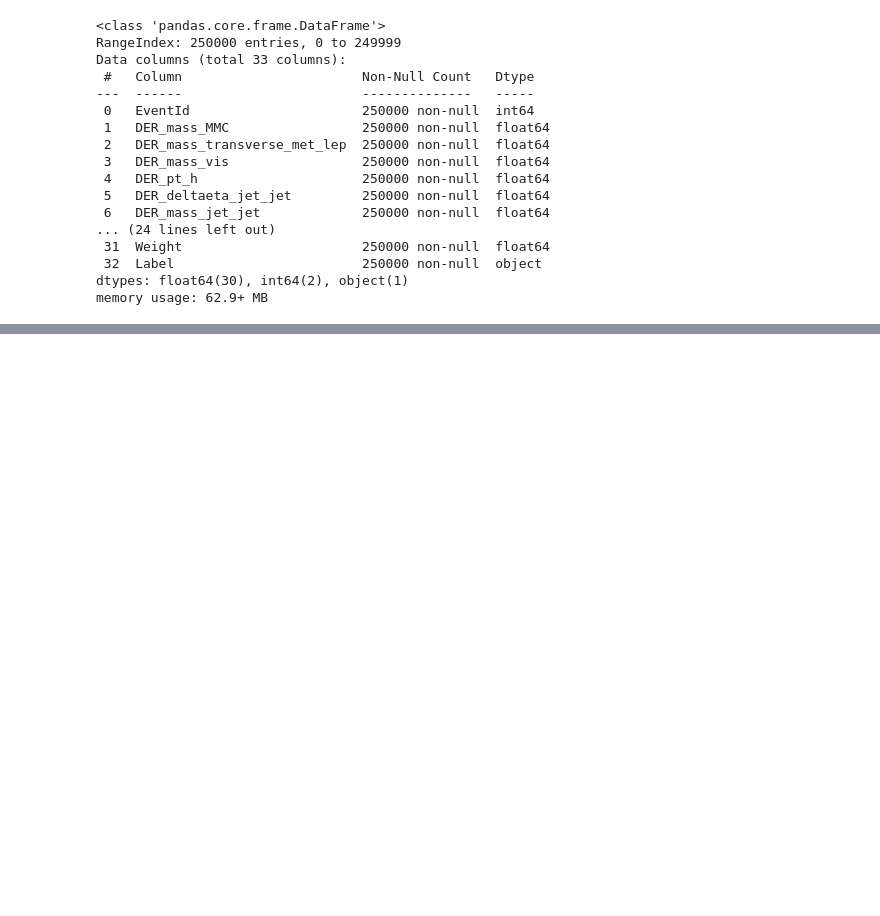
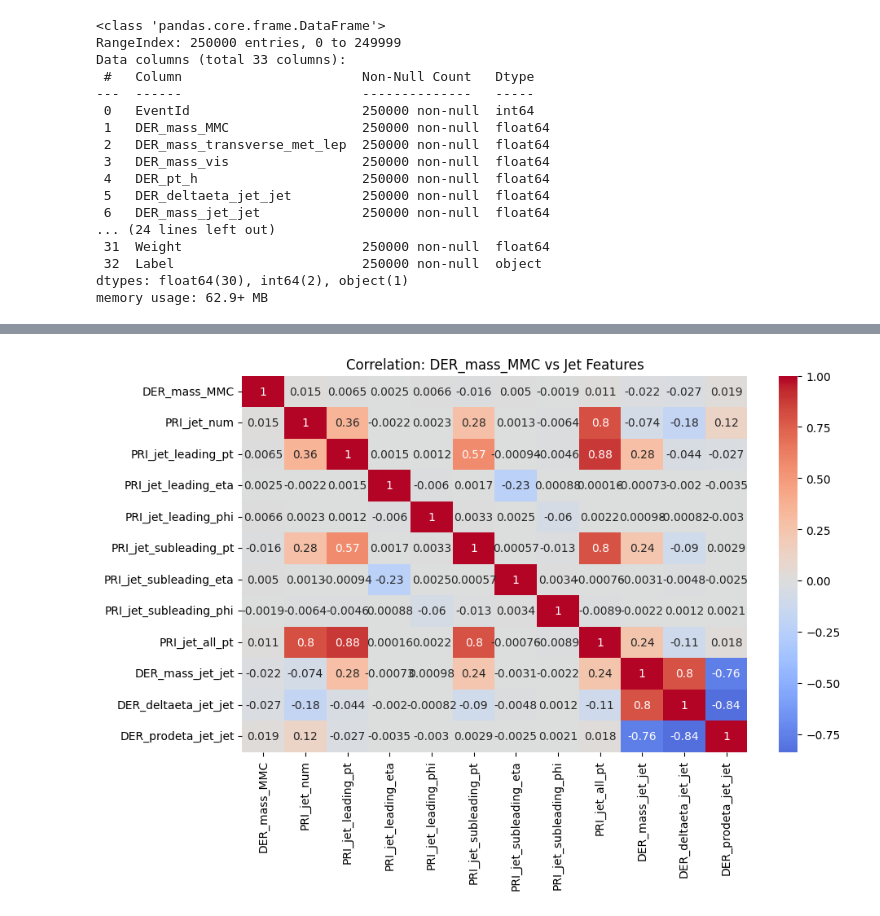
Before and after one commit to sudhirjangra/physics_exp_machine_learning, a Jupyter notebook: physics_exp_mL.ipynb, the cells around one changed output, grey strips where cells are left out. Cells and saved outputs as stored; diff of their text form; code cells hidden in the pictures; blank space fills up the shorter version.

```diff
--- a/physics_exp_mL.ipynb
+++ b/physics_exp_mL.ipynb
@@ -115,0 +122,3 @@ df.sample(8)
+# %%
+df = df.replace(-999, np.nan)
+# to handle missing values
@@ -115,0 +156,5 @@ df.sample(8)
+# %%
+df["has_leading_jet"] = (df["PRI_jet_num"] >= 1).astype(int)
+df["has_subleading_jet"] = (df["PRI_jet_num"] >= 2).astype(int)
+df["mmc_failed"] = df["DER_mass_MMC"].isna().astype(int)
+df.sample(7)
@@ -115,0 +171,14 @@ df.sample(8)
+# %%
+# 4. Correlation heatmap (DER_mass_MMC vs jet-related features)
+jet_features = ["PRI_jet_num", "PRI_jet_leading_pt", "PRI_jet_leading_eta", "PRI_jet_leading_phi",
+                "PRI_jet_subleading_pt", "PRI_jet_subleading_eta", "PRI_jet_subleading_phi",
+                "PRI_jet_all_pt", "DER_mass_jet_jet", "DER_deltaeta_jet_jet", "DER_prodeta_jet_jet"]
+
+corr_matrix = df[["DER_mass_MMC"] + jet_features].replace(-999, np.nan).corr()
+
+plt.figure(figsize=(10,6))
+sns.heatmap(corr_matrix, annot=True, cmap="coolwarm", center=0)
+plt.title("Correlation: DER_mass_MMC vs Jet Features")
+plt.show()
+# %% [output]
+[figure, added]
```
Also changed, not shown: parts of 7 cells of this notebook, 4 other files.
